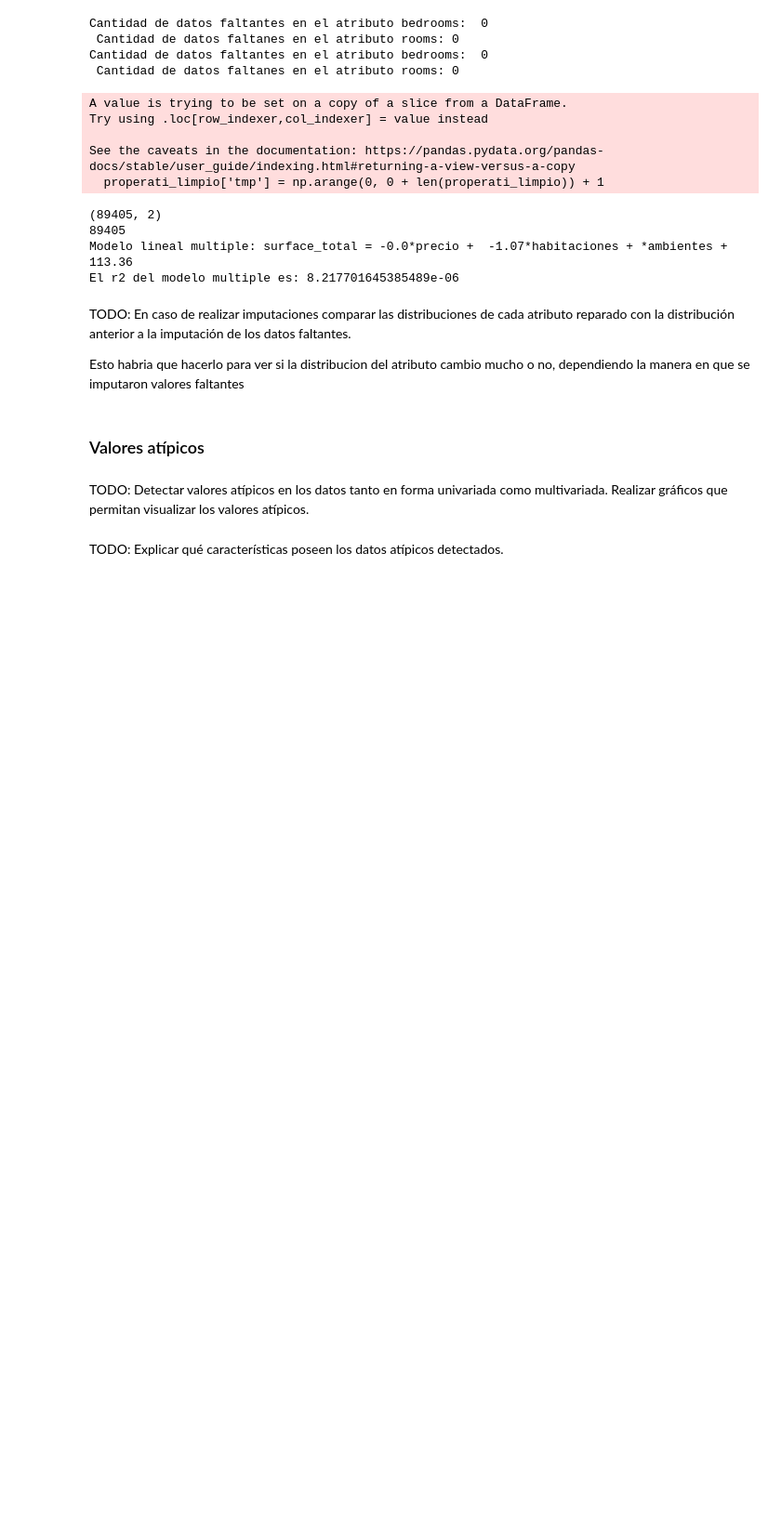
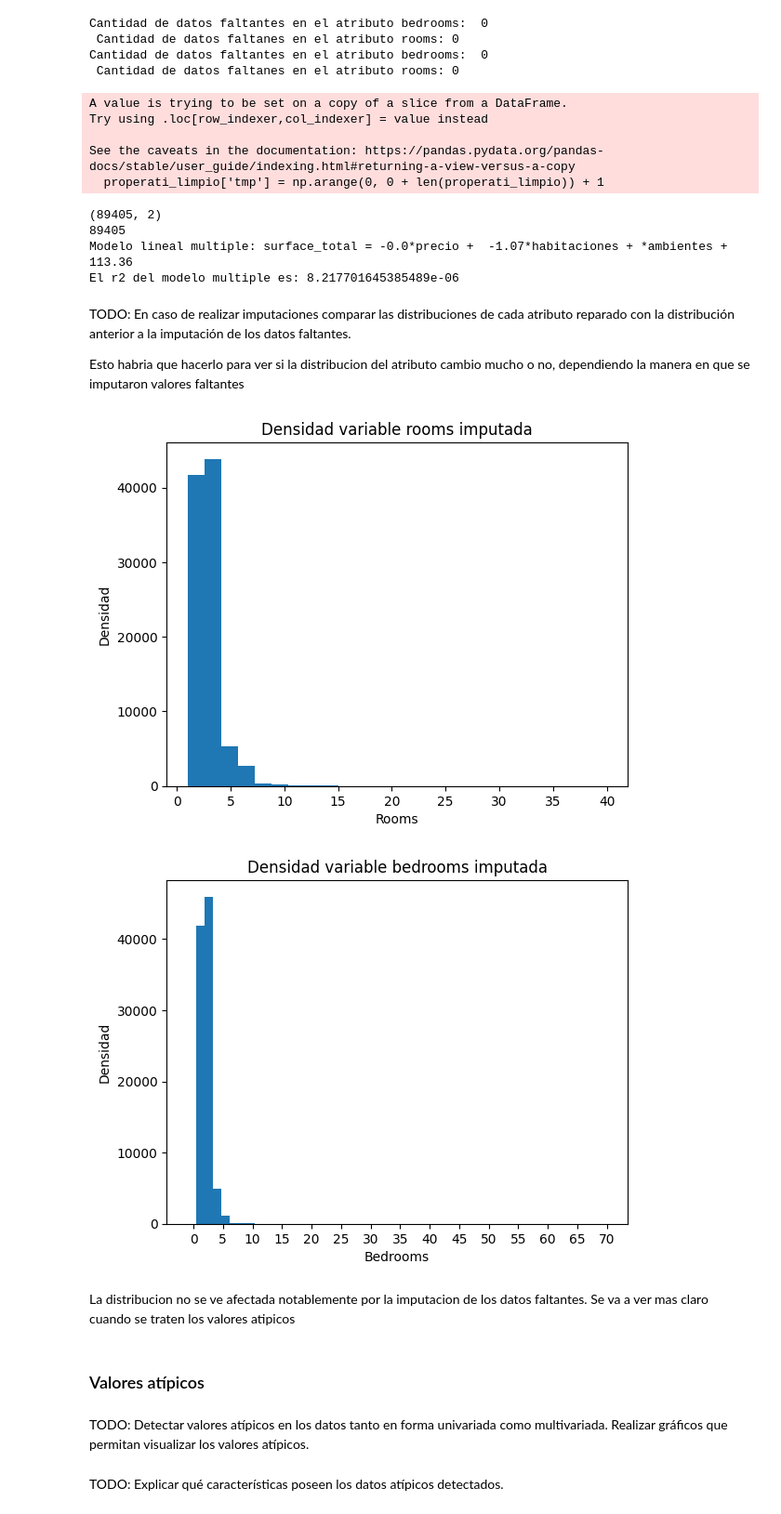
Before and after one commit to decouflet/7506R-2C2022-GRUPO15, a Jupyter notebook: TP1_orga_del_datos.ipynb, the cells around one changed output. Shown at 93% size. Drawn from its saved outputs; the diff is of its cells as text; code cells hidden in the pictures; blank space fills up the shorter version.

Commit message:
Se agregan distribucion de bedrooms y rooms post imputacion

```diff
--- a/TP1_orga_del_datos.ipynb
+++ b/TP1_orga_del_datos.ipynb
@@ -474,6 +474,34 @@ TODO: En caso de realizar imputaciones comparar las distribuciones de cada atrib
 reparado con la distribución anterior a la imputación de los datos faltantes.
 
 Esto habria que hacerlo para ver si la distribucion del atributo cambio mucho o no, dependiendo la manera en que se imputaron valores faltantes
+# %%
+#Distribucion de bedrooms y rooms (despues de la imputacion de sus datos faltantes):
+
+#Ambientes
+
+plt.title('Densidad variable rooms imputada')
+plt.hist(properati_limpio['rooms'], bins = 25 , alpha = 1)
+plt.xlabel("Rooms")
+plt.ylabel("Densidad")
+plt.show()
+#sns_hist=sns.histplot(data=properati_limpio['property_rooms'], kde=True, alpha = 1).set(title="Densidad variable rooms",xlabel="Rooms",ylabel="Densidad")
+#plt.show()
+
+#Habitaciones
+
+plt.title('Densidad variable bedrooms imputada')
+plt.hist(properati_limpio['bedrooms'],  bins = 50 , alpha = 1)
+plt.locator_params("x", nbins=30)
+plt.xlabel("Bedrooms")
+plt.ylabel("Densidad")
+plt.show()
+#sns_hist=sns.histplot(data=properati_limpio['property_bedrooms'], kde=True, alpha = 1).set(title="Densidad variable bedrooms",xlabel="Bedrooms",ylabel="Densidad")
+#plt.show()
+# %% [output]
+[figure, added]
+[figure, added]
+# %% [markdown]
+La distribucion no se ve afectada notablemente por la imputacion de los datos faltantes. Se va a ver mas claro cuando se traten los valores atipicos
 # %% [markdown]
 ### Valores atípicos
 # %% [markdown]
```
